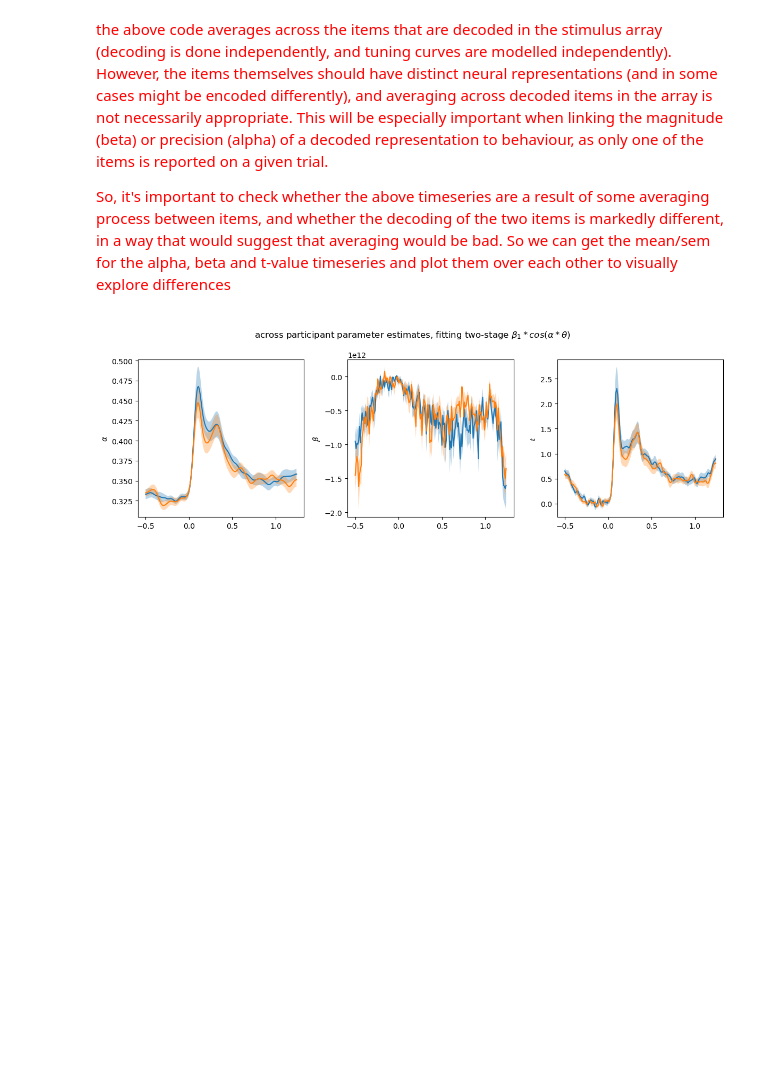
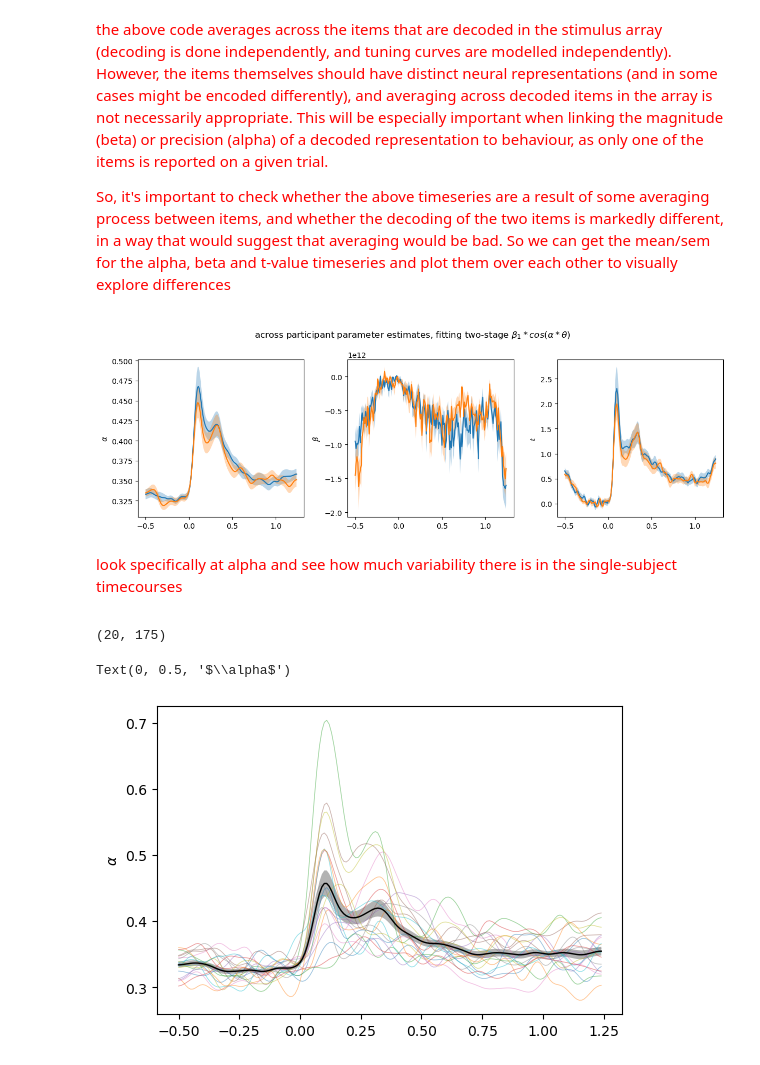
Before and after one commit to schekroud/tuningcurves, a Jupyter notebook: analysis/08_visParams_2stage_alphaminmax_glmfit.ipynb, the cells around one changed output. Cells and saved outputs as stored; diff of their text form; code cells hidden in the pictures; blank space fills up the shorter version.

```diff
--- a/analysis/08_visParams_2stage_alphaminmax_glmfit.ipynb
+++ b/analysis/08_visParams_2stage_alphaminmax_glmfit.ipynb
@@ -145,3 +145,26 @@ fig.suptitle('across participant parameter estimates, fitting two-stage $\\beta_
 fig.tight_layout()
 # %% [output]
 [figure]
+# %% [markdown]
+<font color='red'>
+
+look specifically at alpha and see how much variability there is in the single-subject timecourses
+# %%
+am.shape
+# %% [output]
+(20, 175)
+# %%
+am = np.nanmean(alpha, axis=1) #average across items
+
+fig=plt.figure(figsize=[6, 4])
+ax=fig.add_subplot(111)
+ax.plot(times, am.T, lw = 0.5, alpha=0.5)
+ax.plot(times, am.mean(0), lw = 1, color='k')
+ax.fill_between(times,
+                np.add(am.mean(0), sp.stats.sem(am, 0, ddof=0)),
+                np.subtract(am.mean(0), sp.stats.sem(am, 0, ddof=0)),
+                color='k', alpha=0.3, edgecolor=None)
+ax.set_ylabel('$\\alpha$')
+# %% [output]
+Text(0, 0.5, '$\\alpha$')
+[figure, added]
```
